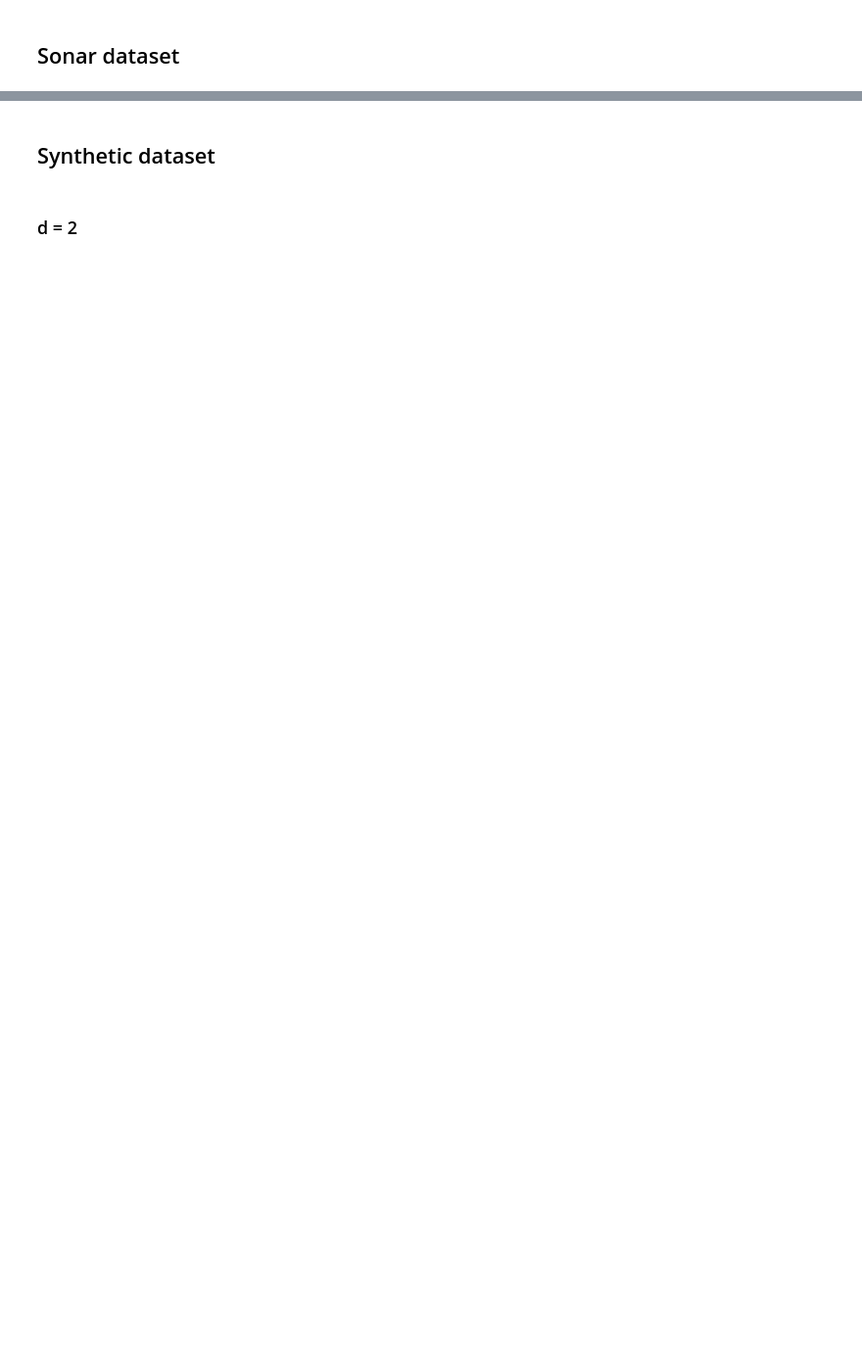
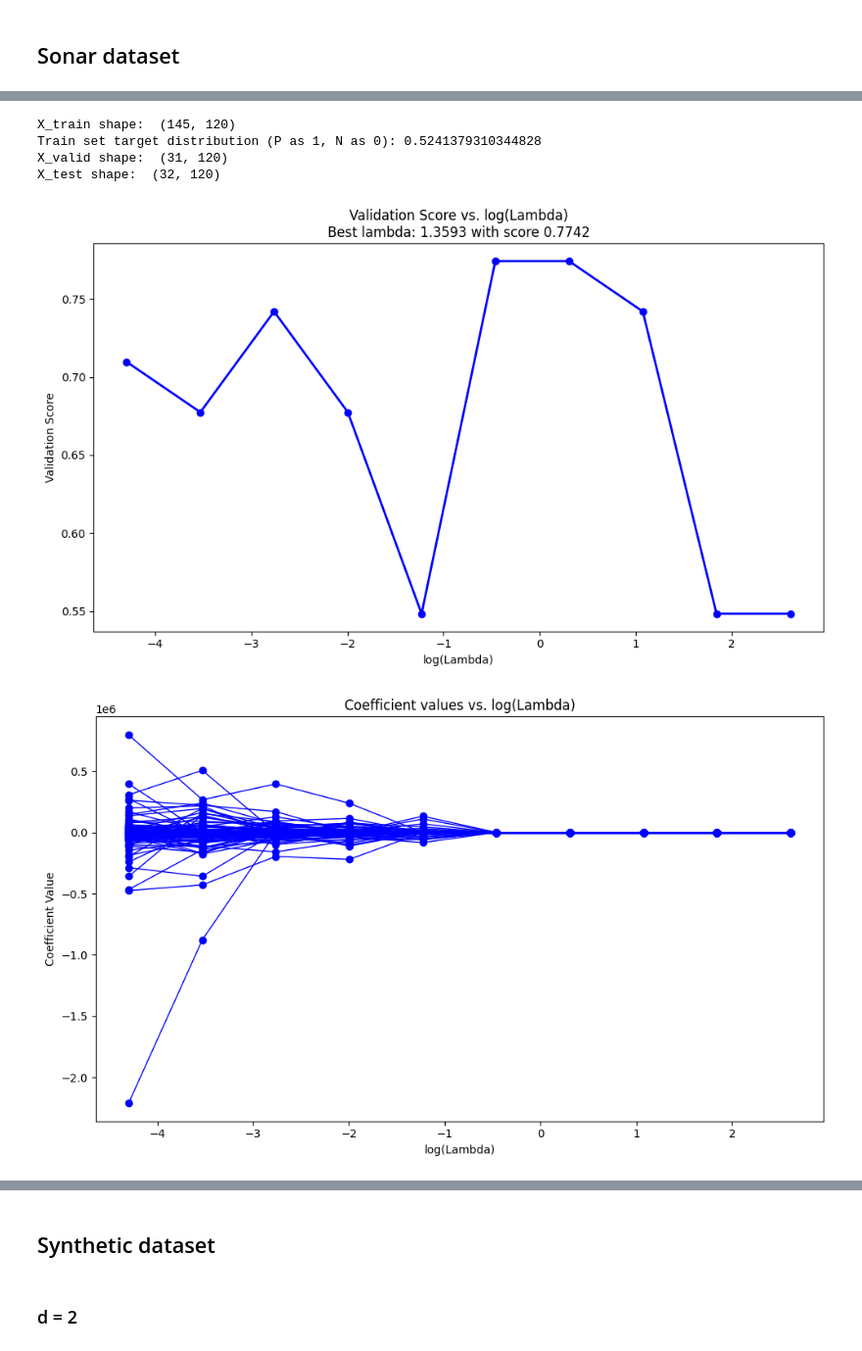
Before and after one commit to kwolny1/cyclic_coordinate_descent_algorithm, a Jupyter notebook: LogRegCCD_notebook_final.ipynb, the cells around one changed output, grey strips where cells are left out. Shown at 98% size. Drawn from its saved outputs; the diff is of its cells as text; code cells hidden in the pictures; blank space fills up the shorter version.

```diff
--- a/LogRegCCD_notebook_final.ipynb
+++ b/LogRegCCD_notebook_final.ipynb
@@ -197,2 +230,9 @@ X_valid shape:  (21, 120)
 # %%
-analyze_dataset(sonar_X, sonar_y, "sonar_all_training_data", split=False)
+analyze_dataset(sonar_X, sonar_y, "sonar_no_standarize", standarize=False)
+# %% [output]
+X_train shape:  (145, 120)
+Train set target distribution (P as 1, N as 0): 0.5241379310344828
+X_valid shape:  (31, 120)
+X_test shape:  (32, 120)
+[figure, added]
+[figure, added]
```
Also changed, not shown: parts of 26 cells of this notebook, 1 other file.
